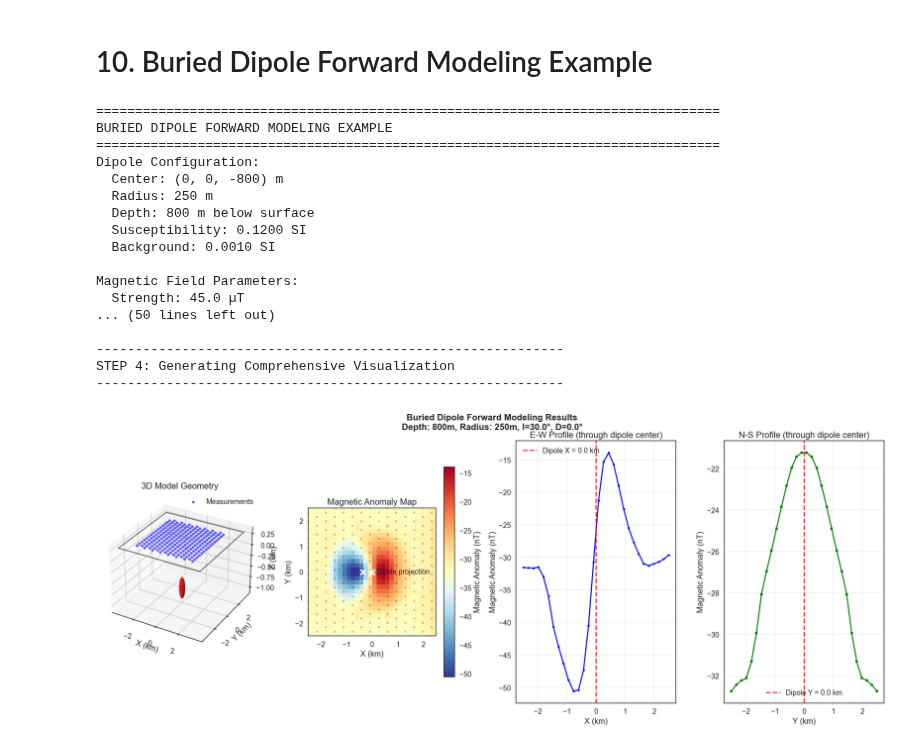
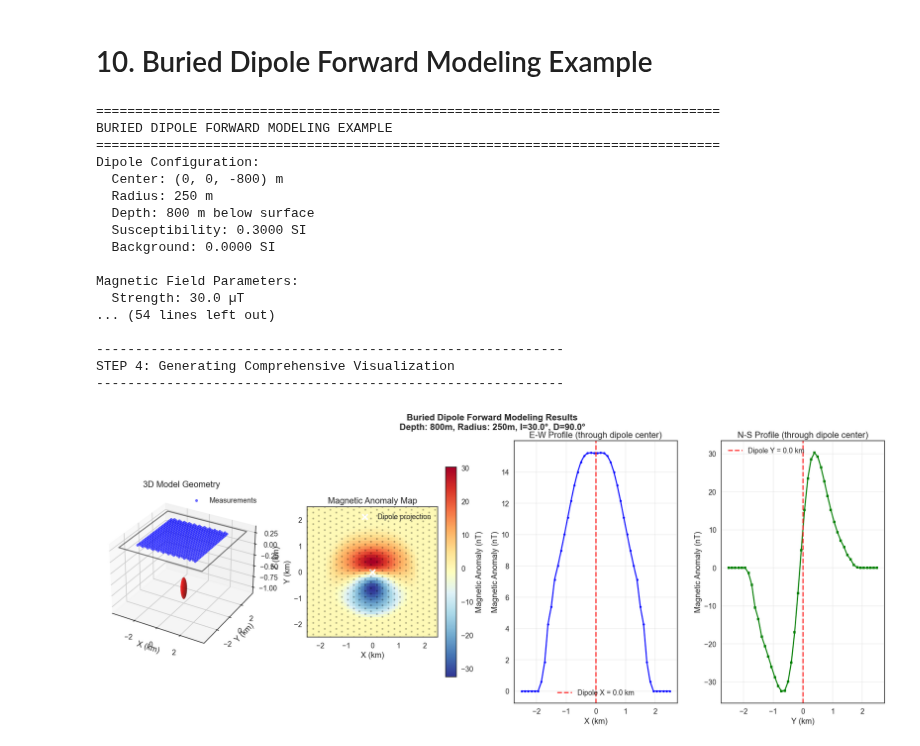
Before and after one commit to terranigma-solutions/Mineye-Terranigma, a Jupyter notebook: GeoModel/Geophysical_Forward_Modelling/forward_modelling_magnetics.ipynb, the cells around one changed output. Cells and saved outputs as stored; diff of their text form; code cells hidden in the pictures.

```diff
--- a/GeoModel/Geophysical_Forward_Modelling/forward_modelling_magnetics.ipynb
+++ b/GeoModel/Geophysical_Forward_Modelling/forward_modelling_magnetics.ipynb
@@ -228,33 +234,39 @@ visualize_magnetic_results(results, measurement_points)
 # %% [markdown]
 # 10. Buried Dipole Forward Modeling Example
 # %%
+m_extent = 3500
+s_extent = 2500
+
 results_experiment = examples.buried_dipole_forward_modeling_example(
     dipole_center=(0, 0, -800),  # 800 metres depth
     dipole_radius=250,
-    dipole_susceptibility=0.12,
+    dipole_susceptibility=0.30,
+    background_susceptibility=0.00,
     survey_elevation=0,
-    survey_resolution=(30, 30),
+    survey_extent = (-s_extent,s_extent,-s_extent,2500),
+    survey_resolution=(46, 46),
+    model_extent = (-m_extent,m_extent,-m_extent,m_extent,-2000,300),
     model_resolution=(36, 36, 24),
-    magnetic_field_params={'B_ext': 45e-6, 'incl': 30, 'decl': 0.0},
+    magnetic_field_params={'B_ext': 30e-6, 'incl': 30, 'decl': 90.0},
     cutoff_distance=2000.0,
     save_results=False
 )
 # %% [output]
 ================================================================================
 BURIED DIPOLE FORWARD MODELING EXAMPLE
 ================================================================================
 Dipole Configuration:
   Center: (0, 0, -800) m
   Radius: 250 m
   Depth: 800 m below surface
-  Susceptibility: 0.1200 SI
-  Background: 0.0010 SI
+  Susceptibility: 0.3000 SI
+  Background: 0.0000 SI
 
 Magnetic Field Parameters:
-  Strength: 45.0 µT
-... (50 lines left out)
+  Strength: 30.0 µT
+... (54 lines left out)
 
 ------------------------------------------------------------
 STEP 4: Generating Comprehensive Visualization
 ------------------------------------------------------------
-[figure, old version]
+[figure, new version]
```
Also changed, not shown: parts of 2 cells of this notebook, 3 other files.
